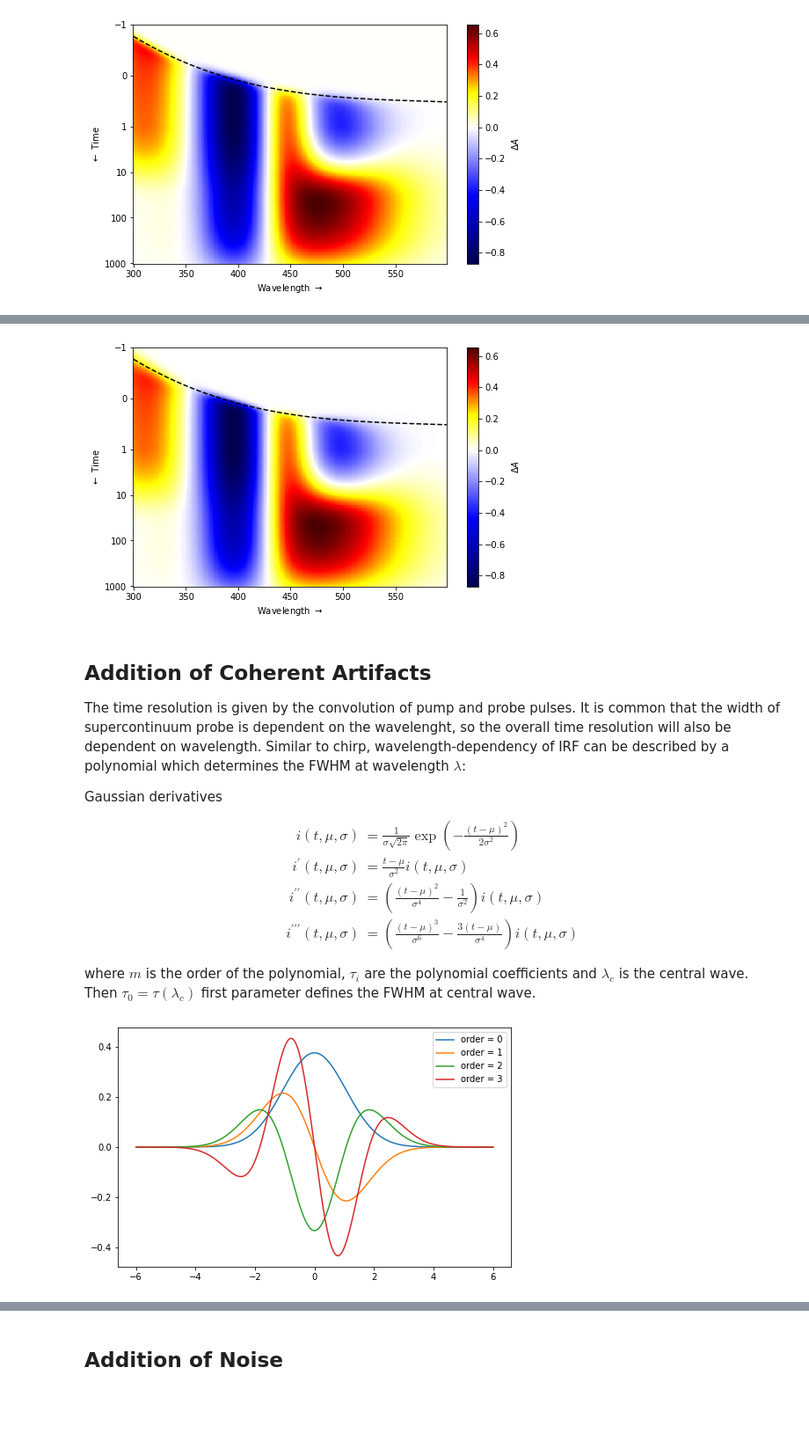
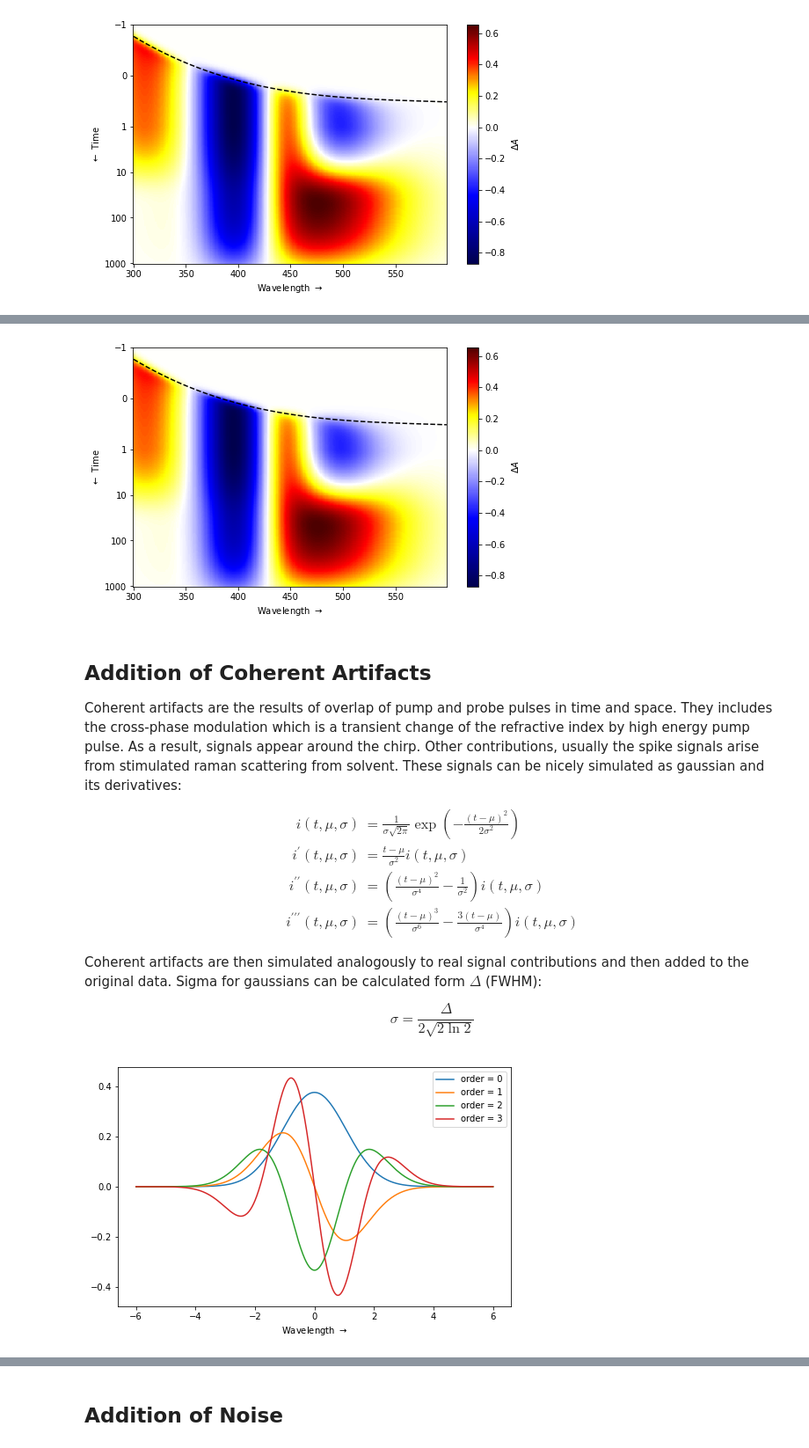
Before and after one commit to dmadea/Jupyter-Tutorials, a Jupyter notebook: Femto + LDM/Femto tutorial.ipynb, the cells around one changed output, grey strips where cells are left out. Shown at 88% size. Cells and saved outputs as stored; diff of their text form; code cells hidden in the pictures; blank space fills up the shorter version.

```diff
--- a/Femto + LDM/Femto tutorial.ipynb
+++ b/Femto + LDM/Femto tutorial.ipynb
@@ -428,7 +427,7 @@ $$\tau(\lambda) = \sum_{i=0}^{m}\tau_i\left(\frac{\lambda - \lambda_c}{100}\righ
 where $m$ is the order of the polynomial, $\tau_i$ are the polynomial coefficients and $\lambda_c$ is the central wave.  Then $\tau_0 = \tau(\lambda_c)$ first parameter defines the FWHM at central wave.
 # %%
 # polynomial coefficients, greatly exagarated
-partau = np.asarray([0.15, -0.1, 0.16])
+partau = np.asarray([0.15, 0.01, 0.10])
 
 tau = np.ones(wavelengths.shape[0], dtype=np.float64) * partau[0]
 
@@ -437,7 +436,6 @@ for i in range(1, len(partau)):
 
 # plot FWHM dependency
 plt.plot(wavelengths, tau)
-# plt.gca().invert_yaxis()
 plt.xlabel('Wavelength $\\rightarrow$')
 plt.ylabel('FWHM')
 plt.show()
@@ -446,5 +444,5 @@ plt.show()
 # %%
-# get profiles, instead of fwhm, use simulated tau
+# get profiles, instead of fwhm, use simulated tau, the effect is barely noticable
 C = simulate_C(times, K, j, tau, mu)
 
 # batched matrix vector multiply
@@ -452,16 +450,11 @@ D = np.matmul(C, S[..., None]).squeeze().T
 
 plot_matrix(times, wavelengths, D, mu)
 # %% [output]
-[figure, old version]
+[figure, new version]
 # %% [markdown]
 ## Addition of Coherent Artifacts
 
-
-The time resolution is given by the convolution of pump and probe pulses. It is common that the width of supercontinuum probe is dependent on the wavelenght, so the overall time resolution will also be dependent on wavelength. Similar to chirp, wavelength-dependency of IRF can be described by a polynomial which determines the FWHM at wavelength $\lambda$:
-
-
-Gaussian derivatives
-
+Coherent artifacts are the results of overlap of pump and probe pulses in time and space. They includes the cross-phase modulation which is a transient change of the refractive index by high energy pump pulse. As a result, signals appear around the chirp. Other contributions, usually the spike signals arise from stimulated raman scattering from solvent. These signals can be nicely simulated as gaussian and its derivatives:
 
 \begin{align}
 i(t, \mu, \sigma) &= \frac{1}{\sigma \sqrt{2\pi}}\exp\left(-\frac{(t - \mu)^2}{2\sigma^2}\right) \\
@@ -470,45 +463,45 @@ i^{\prime\prime}(t, \mu, \sigma) &= \left(\frac{(t - \mu) ^ 2}{\sigma^4} - \frac
 i^{\prime\prime\prime}(t, \mu, \sigma) &= \left(\frac{(t - \mu) ^ 3}{\sigma^6} - \frac{3(t - \mu)}{\sigma ^4}\right) i(t, \mu, \sigma)
 \end{align}
 
+Coherent artifacts are then simulated analogously to real signal contributions and then added to the original data. Sigma for gaussians can be calculated form $\Delta$ (FWHM):
 
-
-where $m$ is the order of the polynomial, $\tau_i$ are the polynomial coefficients and $\lambda_c$ is the central wave.  Then $\tau_0 = \tau(\lambda_c)$ first parameter defines the FWHM at central wave.
+$$\sigma = \frac{\Delta}{2\sqrt{2\ln 2}}$$
 # %%
 def gaussian_derivatives(t, fwhm: [int, float, np.ndarray] = 0.2, mu: [int, float, np.ndarray] = 0, normalized=False):
     s = fwhm / (2 * np.sqrt(2 * np.log(2)))  # calculate sigma from fwhm
 
     if isinstance(mu, np.ndarray):
         mu = mu[:, None]
         t = t[None, :]
     if isinstance(s, np.ndarray):
         s = s[:, None]
         t = t[None, :] if t.ndim == 1 else t
 
     tt = t - mu    # t - mu
     tt2 = tt * tt  # (t - mu) ^ 2
     s2 = s * s     # square of sigma
 
-    # gaussian
-    gauss = np.exp(-0.5 * tt2 / s2) / (s * np.sqrt(2 * np.pi))
+    g = np.exp(-0.5 * tt2 / s2) / (s * np.sqrt(2 * np.pi))  # gaussian
 
-    g_derivs = np.tile(gauss, [4] + tt.ndim * [1])
+    g_derivs = np.tile(g, [4] + tt.ndim * [1])
 
-    g_derivs[1] *= -tt / s2                                            # first derivative
-    g_derivs[2] *=  ( tt2 / (s2 * s2) - 1 / s2 )                       # second derivative
-    g_derivs[3] *=  ( tt2 * tt / (s2 * s2 * s2) - 3 * tt / (s2 * s2))  # third derivative
+    g_derivs[1] *= -tt / s2                                           # first derivative
+    g_derivs[2] *= ( tt2 / (s2 * s2) - 1 / s2 )                       # second derivative
+    g_derivs[3] *= ( tt2 * tt / (s2 * s2 * s2) - 3 * tt / (s2 * s2))  # third derivative
 
     if normalized:
         g_derivs /= g_derivs.max(axis=-1, keepdims=True)
 
     return g_derivs
 
 _t = np.linspace(-6, 6, 1000)
 g_derivs = gaussian_derivatives(_t, 2.5, normalized=False)
 for i in range(g_derivs.shape[0]):
     plt.plot(_t, g_derivs[i], label=f'order = {i}')
 
+plt.xlabel('Wavelength $\\rightarrow$')
 plt.legend()
 plt.show()
 # %% [output]
-[figure, old version]
+[figure, new version]
 # %%
```
Also changed, not shown: parts of 17 cells of this notebook.
